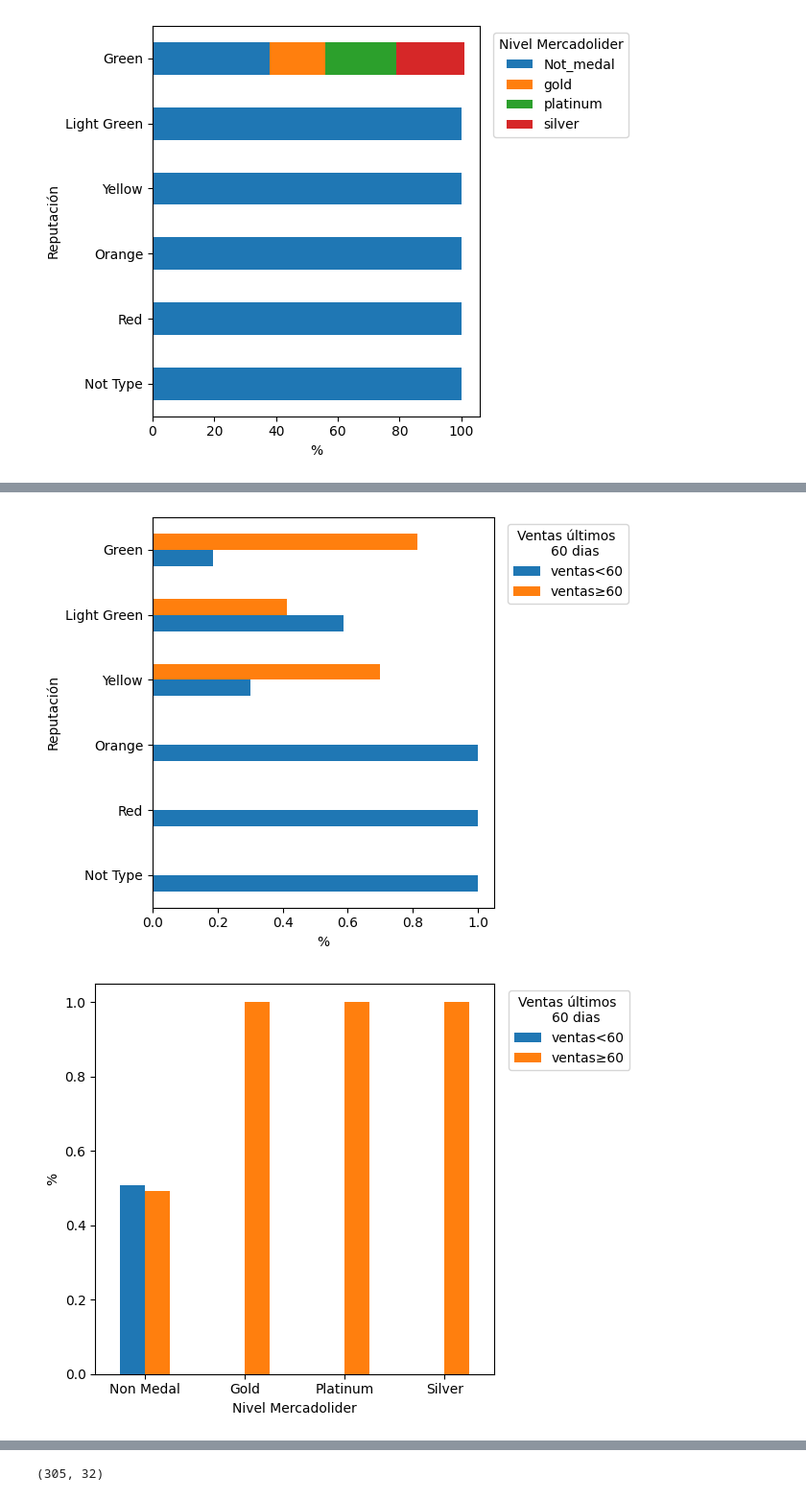
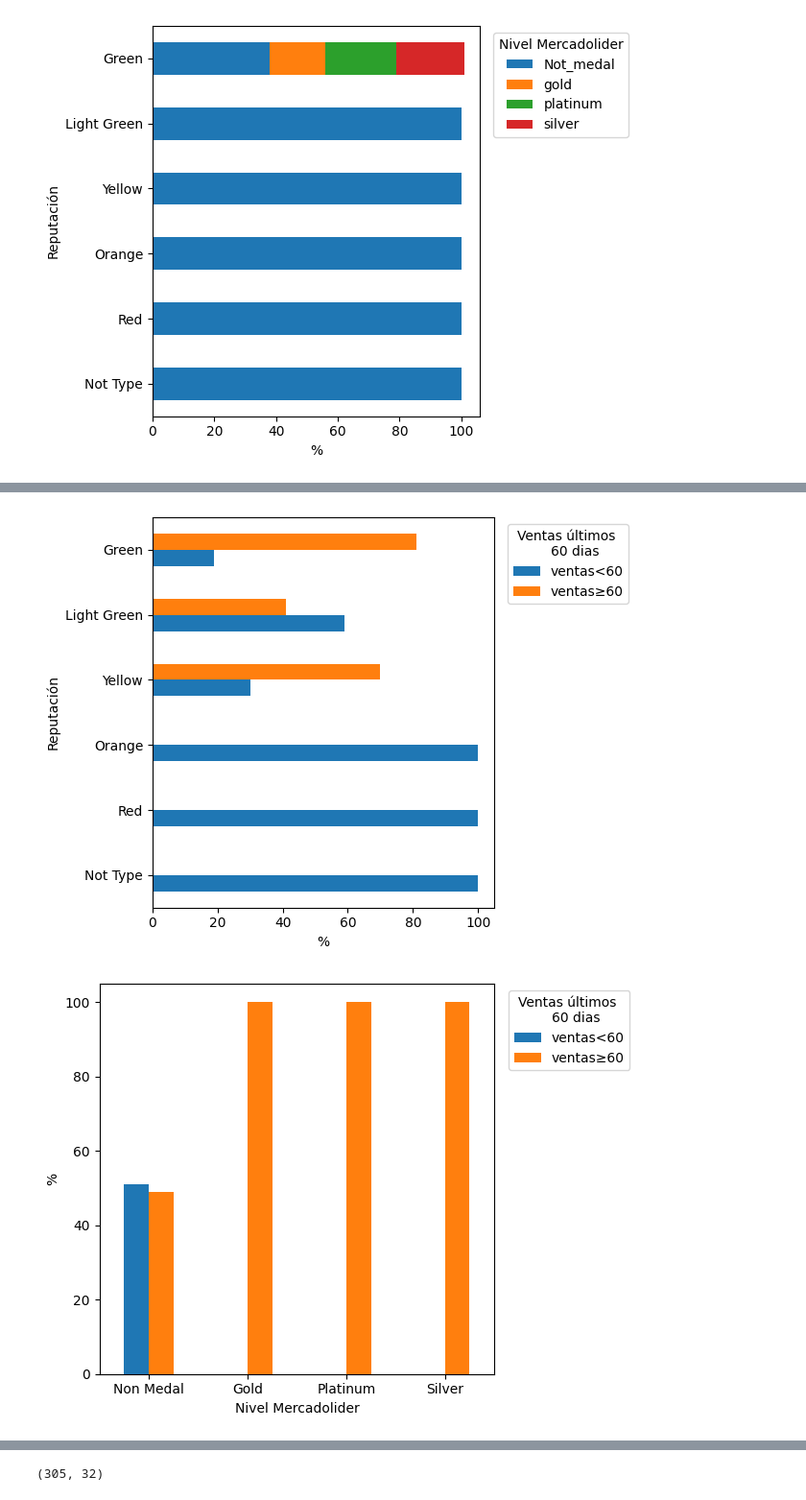
Before and after one commit to ccparra/MELI, a Jupyter notebook: MELI.ipynb, the cells around one changed output, grey strips where cells are left out. Shown at 96% size. Cells and saved outputs as stored; diff of their text form; code cells hidden in the pictures.

Commit message:
EDA sellers

```diff
--- a/MELI.ipynb
+++ b/MELI.ipynb
@@ -176,5 +177,5 @@ mercadolider_reputacion
 # %%
-reputacion_periodo=dh.summarise_categoric_variable(df_sellers_raw,'seller_reputation+level_id','seller_reputation+metrics+sales+period')
+reputacion_periodo=100*(dh.summarise_categoric_variable(df_sellers_raw,'seller_reputation+level_id','seller_reputation+metrics+sales+period').set_index('seller_reputation+level_id')).round(2)
 ax=reputacion_periodo.plot.barh(stacked=False)
 plt.ylabel('Reputación')
 plt.yticks(ticks=[0,1,2,3,4,5],labels=['Not Type','Red','Orange','Yellow','Light Green','Green'],rotation='horizontal')
@@ -183,18 +184,18 @@ ax.legend(['ventas<60','ventas≥60'],title='Ventas últimos \n        60 dias',
 plt.tight_layout()
 plt.show()
 # %% [output]
-[figure, old version]
+[figure, new version]
 # %%
-mercadolider_periodo=dh.summarise_categoric_variable(df_sellers_raw,'seller_reputation+power_seller_status','seller_reputation+metrics+sales+period')
+mercadolider_periodo=100*(dh.summarise_categoric_variable(df_sellers_raw,'seller_reputation+power_seller_status','seller_reputation+metrics+sales+period').set_index('seller_reputation+power_seller_status')).round(2)
 ax=mercadolider_periodo.plot.bar(stacked=False)
 plt.xlabel('Nivel Mercadolider')
 plt.xticks(ticks=[0,1,2,3],labels=['Non Medal','Gold','Platinum','Silver'],rotation='horizontal')
 plt.ylabel('%')
 ax.legend(['ventas<60','ventas≥60'],title='Ventas últimos \n        60 dias', bbox_to_anchor=(1.02, 1), loc='upper left')
 plt.tight_layout()
 plt.show()
 # %% [output]
-[figure, old version]
+[figure, new version]
 # %%
 mercadolider_periodo
 # %% [output]
```
Also changed, not shown: parts of 6 cells of this notebook.
